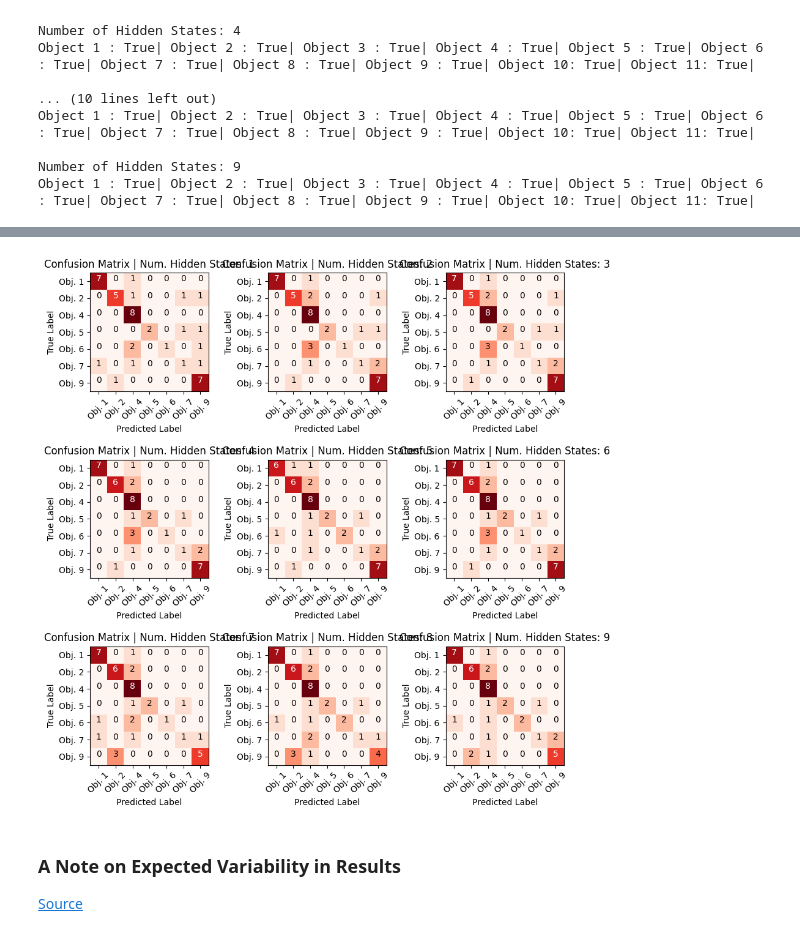
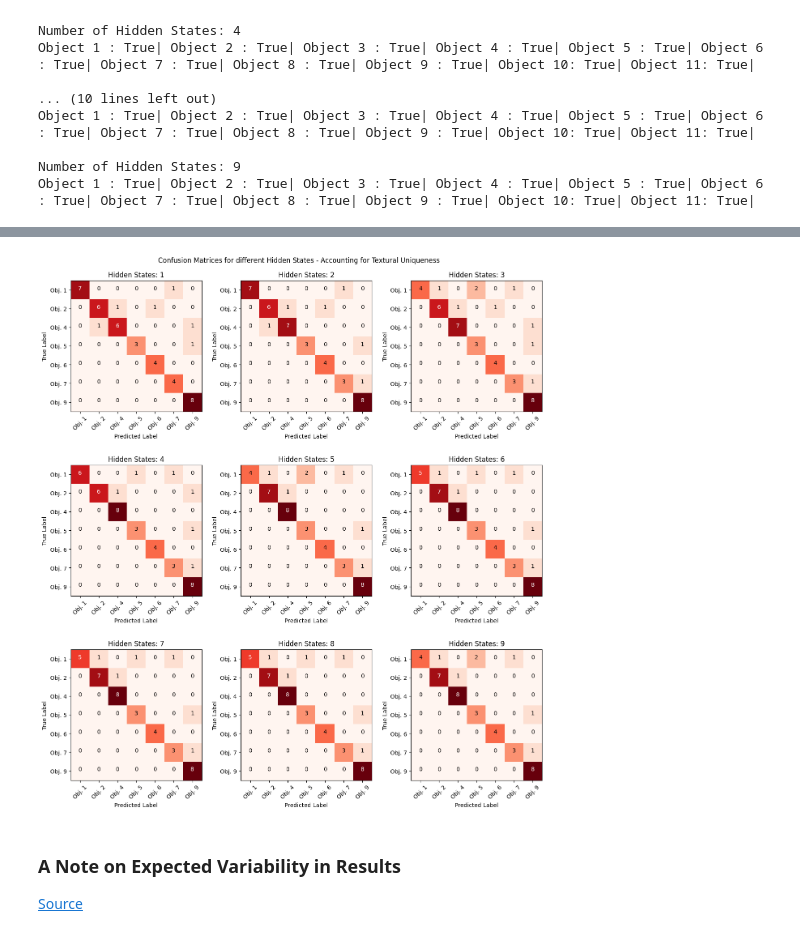
Before and after one commit to Wilfred-Mason/MECH-501, a Jupyter notebook: main/main_notebook_3.ipynb, the cells around one changed output, grey strips where cells are left out. Cells and saved outputs as stored; diff of their text form; code cells hidden in the pictures.

```diff
--- a/main/main_notebook_3.ipynb
+++ b/main/main_notebook_3.ipynb
@@ -360,15 +325,15 @@ print(a)
 # %%
 def model_training(hidden_states, model_name, cov_type, start_state, train_data, train_lengths):
     #train the model using the training dataset
-    object_set = [i for i in range(1, objects + 1)]
+    objects = 11
 
     trained_models = {}
     trained_model = None
     conv_bool_set = []
 
-    for object_num in object_set:
+    for object_num in range(1, objects + 1):
         trained_model = hmm_generation(model_name=model_name, hidden_states=hidden_states, cov_type=cov_type, start_state=start_state)
-        conv_bool = trained_model.train(train_data[object_num - 1], train_lengths[object_num - 1])
+        conv_bool = trained_model.train(training_data=train_data[object_num], lengths=train_lengths[object_num])
         if conv_bool == True:
             conv_bool_set.append('True')
         else:
@@ -529,8 +517,9 @@ fig.subplots_adjust(hspace=0.3, top=0.95, wspace=0.3)
 for hsidx, hidden_states in enumerate(hidden_states_set):
     row_idx = hsidx // num_columns
     col_idx = hsidx % num_columns
-    cm = confusion_matrix(real_labels_all_test[hidden_states], predicted_labels_all_test[hidden_states])
-    plot_confusion_matrix(axes[row_idx, col_idx], cm, classes, hidden_states=hidden_states, normalize=False)
+    cm = confusion_matrix(real_labels_all_test[hidden_states], predicted_labels_all_test[hidden_states],labels=classes)
+    title = f'Hidden States: {hidden_states}'
+    plot_confusion_matrix(axes[row_idx, col_idx], cm, classes, title=title, normalize=False)
 
 if num_hidden_states % num_columns != 0:
     for i in range(num_hidden_states % num_columns, num_columns):
@@ -809,18 +776,18 @@ num_rows = int(np.ceil(num_hidden_states / num_columns))
 
 fig, axes = plt.subplots(nrows=num_rows, ncols=num_columns, figsize=(15, 5*num_rows))
 fig.subplots_adjust(hspace=0.3, top=0.95, wspace=0.3)
-fig.suptitle
+fig.suptitle('Confusion Matrices for Difference Hidden States (Covariance Type: Tied)')
 
 for hsidx, hidden_states in enumerate(hidden_states_set):
     row_idx = hsidx // num_columns
     col_idx = hsidx % num_columns
-    cm = confusion_matrix(real_labels_all_test[hidden_states], predicted_labels_all_test[hidden_states])
-    plot_confusion_matrix(axes[row_idx, col_idx], cm, classes, hidden_states=hidden_states, normalize=False)
+    cm = confusion_matrix(real_labels_all_test[(cov_type, hidden_states)], predicted_labels_all_test[(cov_type, hidden_states)], labels=classes)
+    title=f'Hidden States: {hidden_states}'
+    plot_confusion_matrix(axes[row_idx, col_idx], cm, classes, title=title, normalize=False)
 
 if num_hidden_states % num_columns != 0:
     for i in range(num_hidden_states % num_columns, num_columns):
         fig.delaxes(axes[num_rows-1, i])
 
-plt.tight_layout()
 plt.show()
 # %% [output]
@@ -829,25 +796,21 @@ plt.show()
 ### Textural Uniqueness
 One consideration is that there are multiple object pairs in the dataset with the same texture but different colors. Since a purely acoustic-based classifier can not distinguish between colors, it is unlikely that it can correctly classify these object pairs. I will now modify the $\texttt{data\_extraction}(~)$ function to explicitly account for textural uniqueness. In other words, I consider objects with the same textures as being part of the same class.
 # %%
-def model_testing_new(trained_models, obs_per_object, data, lengths):
+def model_testing_new(trained_models, data):
     #estimate the label of each time-series in the testing dataset
     #fixed parameters
     objects = 11
-    object_set = [i for i in range(1, objects + 1)]
 
     #initialize arrays
     predicted_labels = []
     real_labels = []
 
-    for object_num in object_set:
-        obs_start_idx = 0
-        for observation_num in range(0, obs_per_object):
-            obs_sequence = data[object_num - 1][obs_start_idx: obs_start_idx + lengths[object_num - 1][observation_num]] #observation sequence
-            obs_start_idx += lengths[object_num - 1][observation_num]
-            for oidx, object_num_sub in enumerate(object_set):
+    for object_num in range(1, objects + 1):
+        for obs_sequence in data[object_num]:
+            for object_num_sub in range(1, objects + 1):
                 trained_model = trained_models[object_num_sub]
                 curr_score = trained_model.observation_likelihood(obs_sequence)
-                if oidx == 0:
+                if object_num_sub == 1:
                     highest_score = curr_score
                     highest_likelihood_object = object_num_sub
                 elif curr_score > highest_score:
@@ -978,27 +936,29 @@ plt.show()
 # %%
 #generate the confusion matrices
 objects = 11
 cov_type = 'tied'
 object_set = [1,2,4,5,6,7,9]
 classes = [f'Obj. {i}' for i in object_set]
 
 num_hidden_states = len(hidden_states_set)
 num_columns = 3
 num_rows = int(np.ceil(num_hidden_states / num_columns))
 
-fig, axes = plt.subplots(nrows=num_rows, ncols=num_columns, figsize=(10, 4*num_rows))
-fig.subplots_adjust(hspace=0.1, top=0.85, wspace=0.5)
+fig, axes = plt.subplots(nrows=num_rows, ncols=num_columns, figsize=(15, 5*num_rows))
+fig.subplots_adjust(hspace=0.3, top=0.95, wspace=0.3)
+fig.suptitle('Confusion Matrices for different Hidden States - Accounting for Textural Uniqueness')
 
 for hsidx, hidden_states in enumerate(hidden_states_set):
     row_idx = hsidx // num_columns
     col_idx = hsidx % num_columns
-    cm = confusion_matrix(real_labels_all_test[hidden_states], predicted_labels_all_test[hidden_states])
-    plot_confusion_matrix(axes[row_idx, col_idx], cm, classes, hidden_states=hidden_states, normalize=False)
+    cm = confusion_matrix(real_labels_all_test_new[hidden_states], predicted_labels_all_test_new[hidden_states], labels=classes)
+    title = f'Hidden States: {hidden_states}'
+    plot_confusion_matrix(axes[row_idx, col_idx], cm, classes, title=title, normalize=False)
 
 if num_hidden_states % num_columns != 0:
     for i in range(num_hidden_states % num_columns, num_columns):
         fig.delaxes(axes[num_rows-1, i])
 
 plt.show()
 # %% [output]
-[figure, old version]
+[figure, new version]
```
Also changed, not shown: parts of 59 cells of this notebook, 24 other files.
